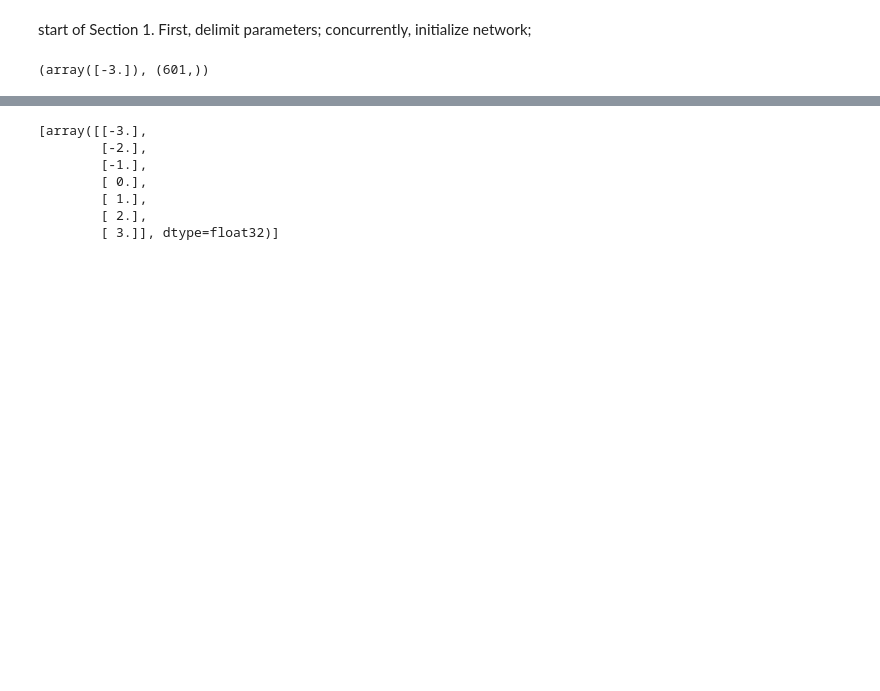
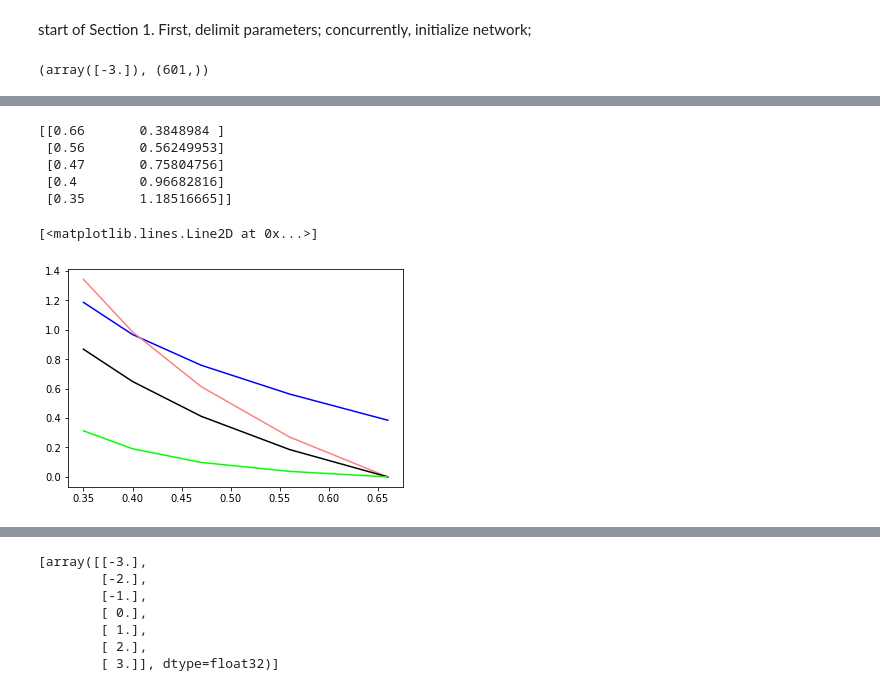
Before and after one commit to taoketao/activation-zones, a Jupyter notebook: signal-follows-D2-check-experiments/tf/signal-follows-D2-notebook.ipynb, the cells around one changed output, grey strips where cells are left out. Drawn from its saved outputs; the diff is of its cells as text; code cells hidden in the pictures; blank space fills up the shorter version.

```diff
--- a/signal-follows-D2-check-experiments/tf/signal-follows-D2-notebook.ipynb
+++ b/signal-follows-D2-check-experiments/tf/signal-follows-D2-notebook.ipynb
@@ -162,0 +230,27 @@ Text(0.5, 1.0, 'same curves!')
+# %%
+some_data=np.array([(-0.66, -0.38489840053811114) ,
+(-0.56, -0.5624995262747763) ,
+(-0.47, -0.7580475588000707) ,
+(-0.4,  -0.9668281583977472) ,
+(-0.35, -1.1851666469338036) ])*-1
+some_data[:,0],some_data[:,1]
+some_data[:,1]=some_data[:,1]
+# some_data[:,0]-=min(some_data[:,0])
+# some_data[:,0]/=max(some_data[:,0])
+# some_data[:,1]-=min(some_data[:,1])
+# some_data[:,1]/=max(some_data[:,1])
+print(some_data)
+plt.plot(some_data[:,0],some_data[:,1], color='blue')
+# plt.plot(some_data[:,0],1/some_data[:,0]**2, color=[1,0,1])
+plt.plot(some_data[:,0],1/some_data[:,0]**1  - min(1/some_data[:,0]**1), color=[1,.5,.5])
+#plt.plot(some_data[:,0],1/some_data[:,0]**.5, color=[1,1,0])
+plt.plot(some_data[:,0],1/some_data[:,0]**0.77 - min(1/some_data[:,0]**0.77), color=[0,0,0])
+plt.plot(some_data[:,0][::-1],some_data[:,0]**2 - min(some_data[:,0]**2), color=[0,1,0])
+# %% [output]
+[[0.66       0.3848984 ]
+ [0.56       0.56249953]
+ [0.47       0.75804756]
+ [0.4        0.96682816]
+ [0.35       1.18516665]]
+[<matplotlib.lines.Line2D at 0x...>]
+[figure, added]
```
Also changed, not shown: parts of 13 cells of this notebook, 3 other files.
